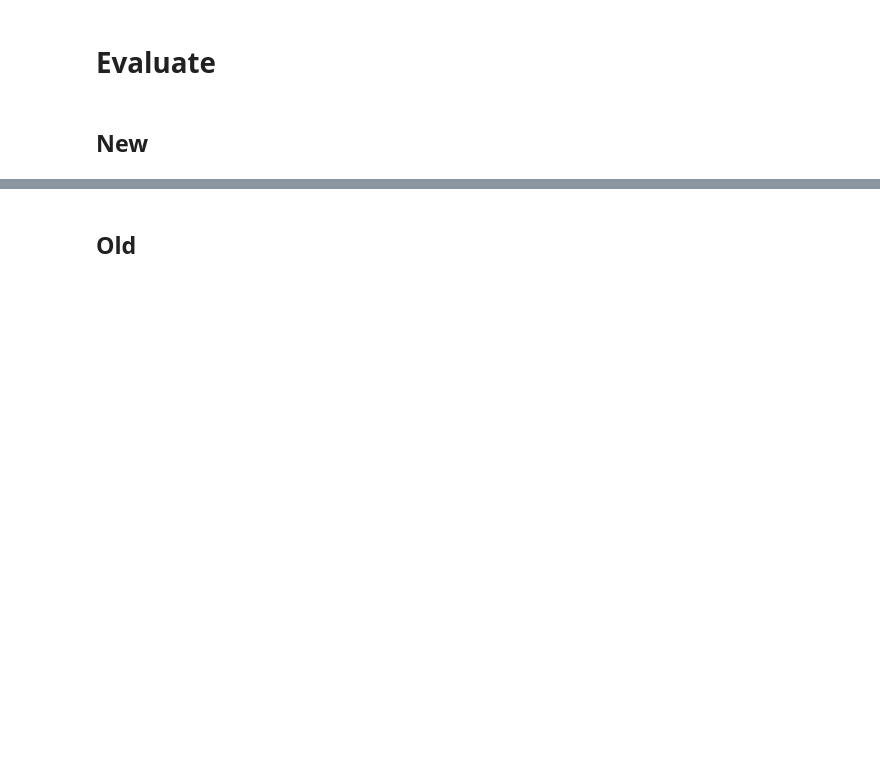
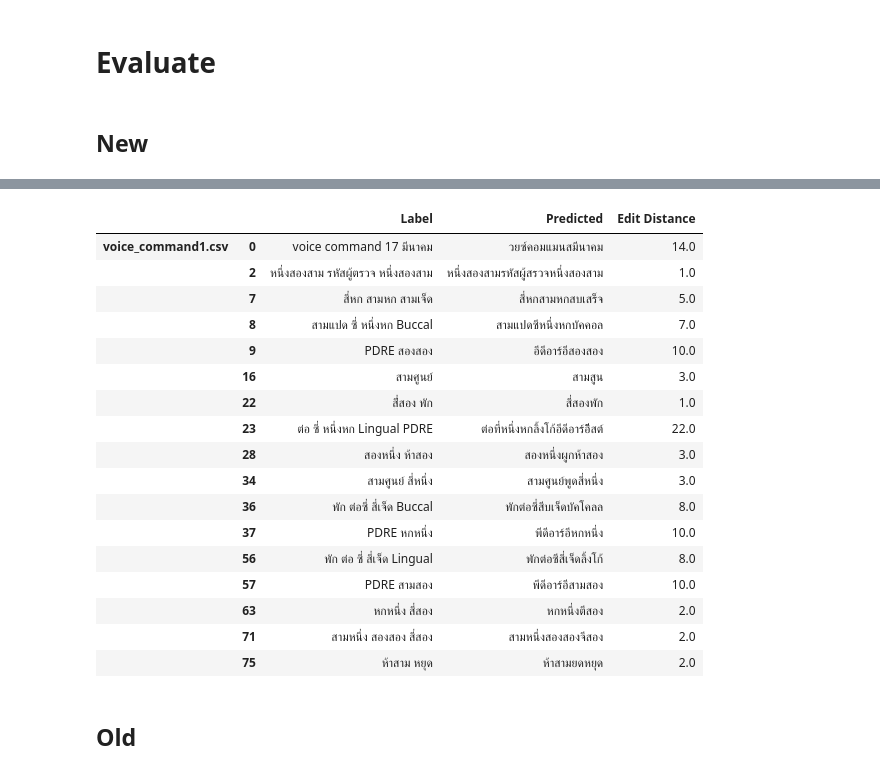
Before and after one commit to NewGamezzz/VoiceCommand-Dentist, a Jupyter notebook: requestASR.ipynb, the cells around one changed output, grey strips where cells are left out. Cells and saved outputs as stored; diff of their text form; code cells hidden in the pictures; blank space fills up the shorter version.

```diff
--- a/requestASR.ipynb
+++ b/requestASR.ipynb
@@ -12,10 +12,11 @@ from utils.agc import AGCModel, Expect, Maximize
 # %% [markdown]
 # Preprocess
 # %%
-filenames = ['test_male1', 'test_male2', 'test_male3',
-            'test_female1', 'test_female2', 'test_female3',
-            'voice_command1', 'voice_command1_volume'
+filenames = [#'test_male1', 'test_male2', 'test_male3',
+            # 'test_female1', 'test_female2', 'test_female3',
+            #'voice_command1_volume', 'voice_command1'
             # '001_sd', '002_sd'
+            'voice_command1_snr-10', 'voice_command1_snr-5', 'voice_command1_snr0', 'voice_command1_snr5', 'voice_command1_snr10'
             ]
 
 base_path = 'shortAudio' # shortAudio
@@ -197,11 +233,12 @@ base_data = {
 }
 
 modes = ['agcsg', 'automatic-gain-control', 'original', 'sgagc', 'spectral-gate', 'spectral-gate-volume', 'spectral-gate-tune']
+filenames = ['voice_command1_snr-10', 'voice_command1_snr-5', 'voice_command1_snr0', 'voice_command1_snr5', 'voice_command1_snr10'] # ['test_male1', 'test_male2', 'test_male3', 'test_female1', 'test_female2', 'test_female3'] # ['voice_command1_volume']
 # idx = 3
 for idx in range(7):
     mode = modes[idx]
     print(mode)
-    filenames =  ['test_male1', 'test_male2', 'test_male3', 'test_female1', 'test_female2', 'test_female3', 'voice_command1', 'voice_command1_volume'] # ['voice_command1_volume']
+
     for f in filenames:
         basepath = f'shortAudio/{mode}/{f}'
         predicted = []
@@ -243,3 +282,35 @@ predicted/automatic-gain-control/test_male3.csv
 # Evaluate
 # %% [markdown]
 ## New
+# %%
+basepath = 'predicted'
+folder = ['original', 'spectral-gate', 'spectral-gate-volume', 'spectral-gate-tune', 'automatic-gain-control', 'agcsg', 'sgagc']
+edit_df = []
+
+for f in folder:
+  path = os.path.join(basepath, f)
+  # filenames = ['test_male1.csv', 'test_male2.csv', 'test_male3.csv', 'test_female1.csv', 'test_female2.csv', 'test_female3.csv']
+  filenames = ['voice_command1_snr10.csv'] # os.listdir(path)
+  li = []
+  for fn in filenames:
+    # print(fn)
+    filepath = os.path.join(path, fn)
+    df = pd.read_csv(filepath)
+    # display(df)
+    mask = df['Predicted'] == 'Internal Server Error: 0'
+    df = df[~mask]
+    df.dropna(inplace=True)
+    df['Edit Distance'] = df.apply(lambda x: edit_distance(x['Label'], x['Predicted']), axis=1)
+    if fn == 'test_female1.csv':
+      try:
+        df = df.drop(labels=[0, 1], axis=0)
+      except:
+        pass
+    elif fn == 'test_male3.csv':
+      try:
+        df = df.drop(labels=[0], axis=0)
+      except:
+        pass
+    li.append(df)
+  df = pd.concat(li, keys=filenames)
+  edit_df.append(df)
@@ -295,3 +488,25 @@ Edit Distance of sgagc: 2.25 +- 4.17
+# %%
+consider_df = edit_df[4]
+consider_df[consider_df['Edit Distance'] > 0]
+# %% [output]
+|  |  | Label | Predicted | Edit Distance |
+| voice_command1.csv | 0 | voice command 17 มีนาคม | วยซ์คอมแมนสมีนาคม | 14.0 |
+|  | 2 | หนึ่งสองสาม รหัสผู้ตรวจ หนึ่งสองสาม | หนึ่งสองสามรหัสผู้สรวจหนึ่งสองสาม | 1.0 |
+|  | 7 | สี่หก สามหก สามเจ็ด | สี่หกสามหกสบเสร็จ | 5.0 |
+|  | 8 | สามแปด ซี่ หนึ่งหก Buccal | สามแปดซีหนึ่งหกบัคคอล | 7.0 |
+|  | 9 | PDRE สองสอง | อีดีอาร์อีสองสอง | 10.0 |
+|  | 16 | สามศูนย์ | สามสูน | 3.0 |
+|  | 22 | สี่่สอง พัก | สี่สองพัก | 1.0 |
+|  | 23 | ต่อ ซี่ หนึ่งหก Lingual PDRE | ต่อที่หนึ่งหกลิ้งโก้อีดีอาร์อีีสต์ | 22.0 |
+|  | 28 | สองหนึ่ง ห้าสอง | สองหนึ่งผูกห้าสอง | 3.0 |
+|  | 34 | สามศูนย์ สี่หนึ่ง | สามศูนย์พูดสี่หนึ่ง | 3.0 |
+|  | 36 | พัก ต่อซี่ สี่เจ็ด Buccal | พักต่อซี่สีบเจ็ดบัคโคลล | 8.0 |
+|  | 37 | PDRE หกหนึ่ง | พีดีอาร์อีหกหนึ่ง | 10.0 |
+|  | 56 | พัก ต่อ ซี่ สี่เจ็ด Lingual | พักต่อซีสี่เจ็ดลิ้งโก้ | 8.0 |
+|  | 57 | PDRE สามสอง | พีดีอาร์อีสามสอง | 10.0 |
+|  | 63 | หกหนึ่ง สี่สอง | หกหนึ่งตีสอง | 2.0 |
+|  | 71 | สามหนึ่ง สองสอง สี่สอง | สามหนึ่งสองสองจีสอง | 2.0 |
+|  | 75 | ห้าสาม หยุด | ห้าสามยดหยุด | 2.0 |
 # %% [markdown]
 ## Old
 # %%
```
Also changed, not shown: parts of 9 cells of this notebook, 5 other files.
